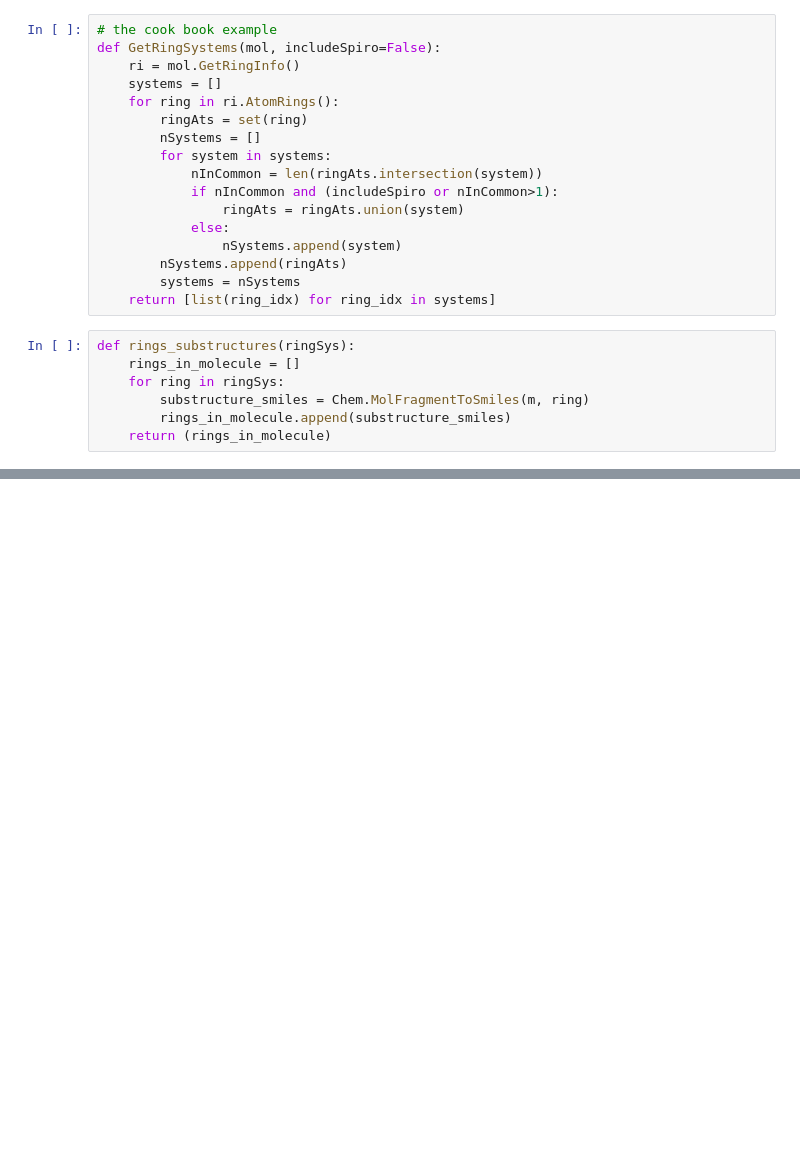
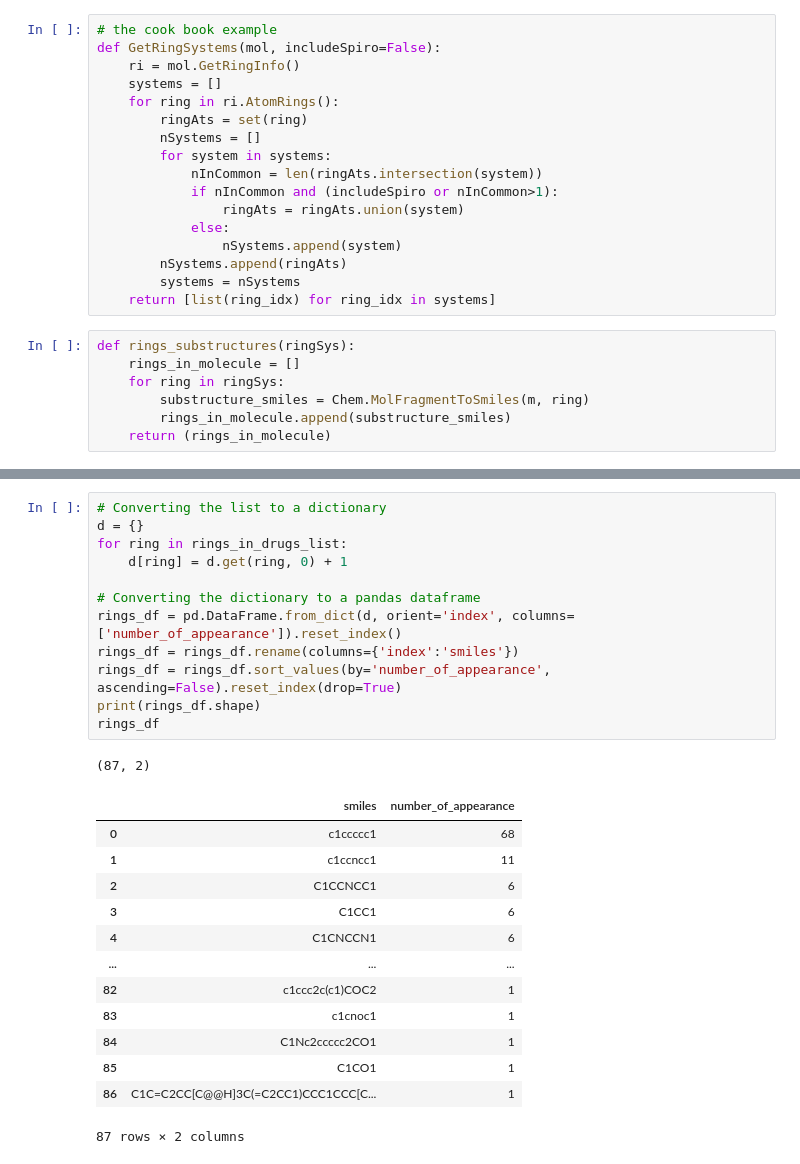
Before and after one commit to arturcgs/lipinski-analysis, a Jupyter notebook: jupyter_notebooks/9_study_of_rings.ipynb, the cells around one changed output, grey strips where cells are left out. Saved outputs shown, nothing was run; the diff lists cells and outputs as text; blank space fills up the shorter version.

```diff
--- a/jupyter_notebooks/9_study_of_rings.ipynb
+++ b/jupyter_notebooks/9_study_of_rings.ipynb
@@ -47,0 +71,27 @@ Draw.MolsToGridImage(grid_img)
+# %%
+# Converting the list to a dictionary
+d = {}
+for ring in rings_in_drugs_list:
+    d[ring] = d.get(ring, 0) + 1
+
+# Converting the dictionary to a pandas dataframe
+rings_df = pd.DataFrame.from_dict(d, orient='index', columns=['number_of_appearance']).reset_index()
+rings_df = rings_df.rename(columns={'index':'smiles'})
+rings_df = rings_df.sort_values(by='number_of_appearance', ascending=False).reset_index(drop=True)
+print(rings_df.shape)
+rings_df
+# %% [output]
+(87, 2)
+|  | smiles | number_of_appearance |
+| 0 | c1ccccc1 | 68 |
+| 1 | c1ccncc1 | 11 |
+| 2 | C1CCNCC1 | 6 |
+| 3 | C1CC1 | 6 |
+| 4 | C1CNCCN1 | 6 |
+| ... | ... | ... |
+| 82 | c1ccc2c(c1)COC2 | 1 |
+| 83 | c1cnoc1 | 1 |
+| 84 | C1Nc2ccccc2CO1 | 1 |
+| 85 | C1CO1 | 1 |
+| 86 | C1C=C2CC[C@@H]3C(=C2CC1)CCC1CCC[C... | 1 |
+87 rows × 2 columns
```
Also changed, not shown: parts of 4 cells of this notebook.
